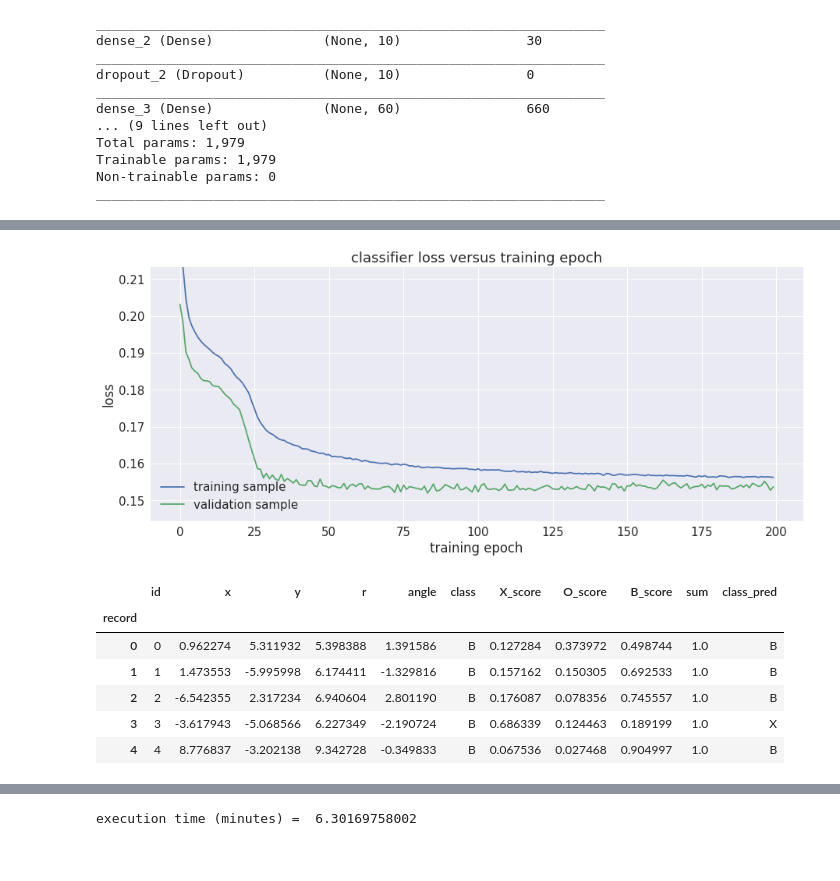
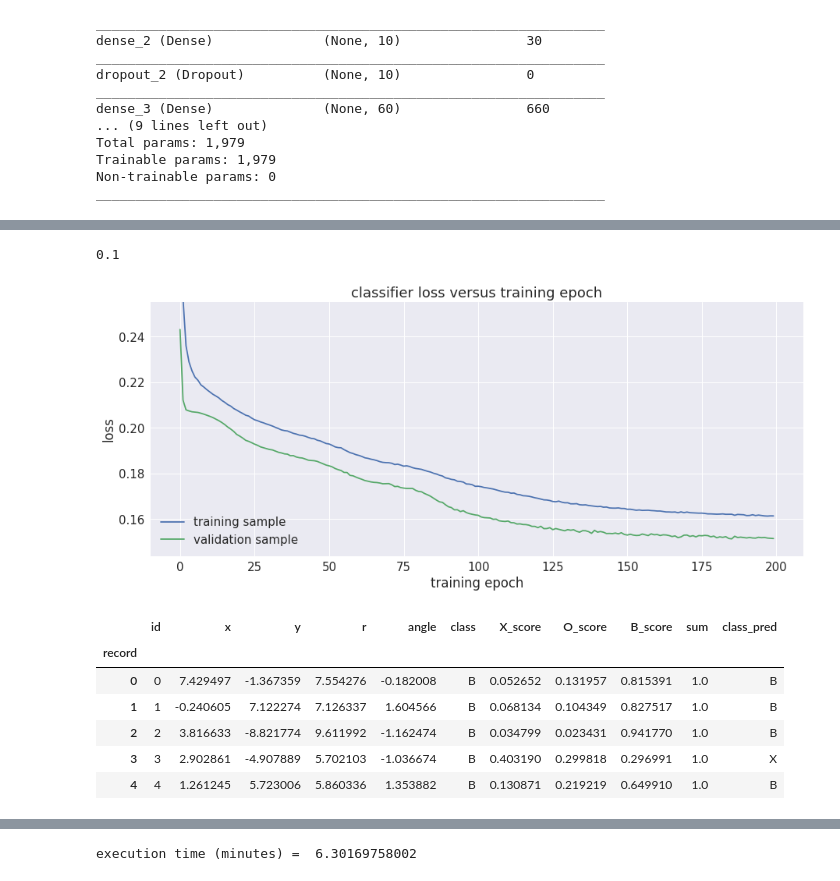
Before and after one commit to joehahn/exes-n-ohs, a Jupyter notebook: mlp_model.ipynb, the cells around one changed output, grey strips where cells are left out. Drawn from its saved outputs; the diff is of its cells as text; code cells hidden in the pictures.

```diff
--- a/mlp_model.ipynb
+++ b/mlp_model.ipynb
@@ -206,7 +206,7 @@ from time import time
 #from keras.callbacks import TensorBoard
 #tensorboard = TensorBoard(log_dir="tf_logs/{}".format(time()))
 N_training_epochs = 200
-batch_size = 2000
+batch_size = 10000
 model = mlp_classifier(layers, dropout_fraction=dropout_fraction)
 fit_history = model.fit(x_train, y_train, epochs=N_training_epochs, batch_size=batch_size, verbose=0, \
     validation_data=(x_val, y_val))
@@ -225,4 +225,6 @@ ax.set_xlabel('training epoch')
 ax.legend(loc='lower left')
 ax.set_ylim(0.95*np.min(yp), 1.05*np.max(yp))
 plt.savefig('figs/mlp_loss.png')
+print 'final validation loss = ', yp[-1]
+dropout_fraction
 # %% [output]
@@ -229,4 +232,5 @@ plt.savefig('figs/mlp_loss.png')
+0.1
-[figure, old version]
+[figure, new version]
 # %%
 #generate class predictions on another sample of X-O data
 N_dots = 20000
@@ -252,11 +256,11 @@ xy.head(5)
 # %% [output]
 |  | id | x | y | r | angle | class | X_score | O_score | B_score | sum | class_pred |
 | record |  |  |  |  |  |  |  |  |  |  |  |
-| 0 | 0 | 0.962274 | 5.311932 | 5.398388 | 1.391586 | B | 0.127284 | 0.373972 | 0.498744 | 1.0 | B |
-| 1 | 1 | 1.473553 | -5.995998 | 6.174411 | -1.329816 | B | 0.157162 | 0.150305 | 0.692533 | 1.0 | B |
-| 2 | 2 | -6.542355 | 2.317234 | 6.940604 | 2.801190 | B | 0.176087 | 0.078356 | 0.745557 | 1.0 | B |
-| 3 | 3 | -3.617943 | -5.068566 | 6.227349 | -2.190724 | B | 0.686339 | 0.124463 | 0.189199 | 1.0 | X |
-| 4 | 4 | 8.776837 | -3.202138 | 9.342728 | -0.349833 | B | 0.067536 | 0.027468 | 0.904997 | 1.0 | B |
+| 0 | 0 | 7.429497 | -1.367359 | 7.554276 | -0.182008 | B | 0.052652 | 0.131957 | 0.815391 | 1.0 | B |
+| 1 | 1 | -0.240605 | 7.122274 | 7.126337 | 1.604566 | B | 0.068134 | 0.104349 | 0.827517 | 1.0 | B |
+| 2 | 2 | 3.816633 | -8.821774 | 9.611992 | -1.162474 | B | 0.034799 | 0.023431 | 0.941770 | 1.0 | B |
+| 3 | 3 | 2.902861 | -4.907889 | 5.702103 | -1.036674 | B | 0.403190 | 0.299818 | 0.296991 | 1.0 | X |
+| 4 | 4 | 1.261245 | 5.723006 | 5.860336 | 1.353882 | B | 0.130871 | 0.219219 | 0.649910 | 1.0 | B |
 # %%
 #scatterplot showing model's predicted decision boundaries
 df = xy
```
Also changed, not shown: parts of 3 cells of this notebook, 2 other files.
